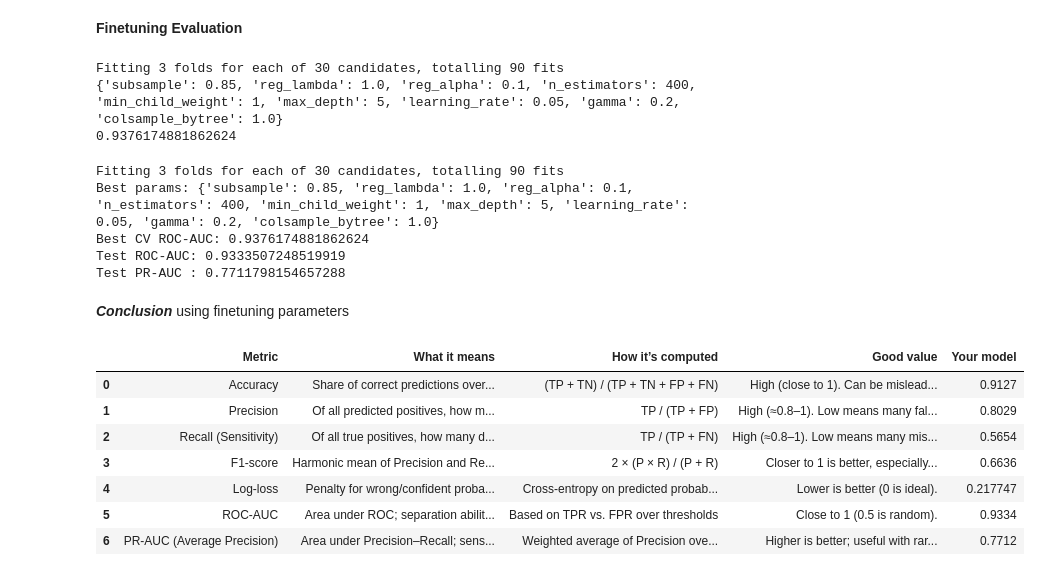
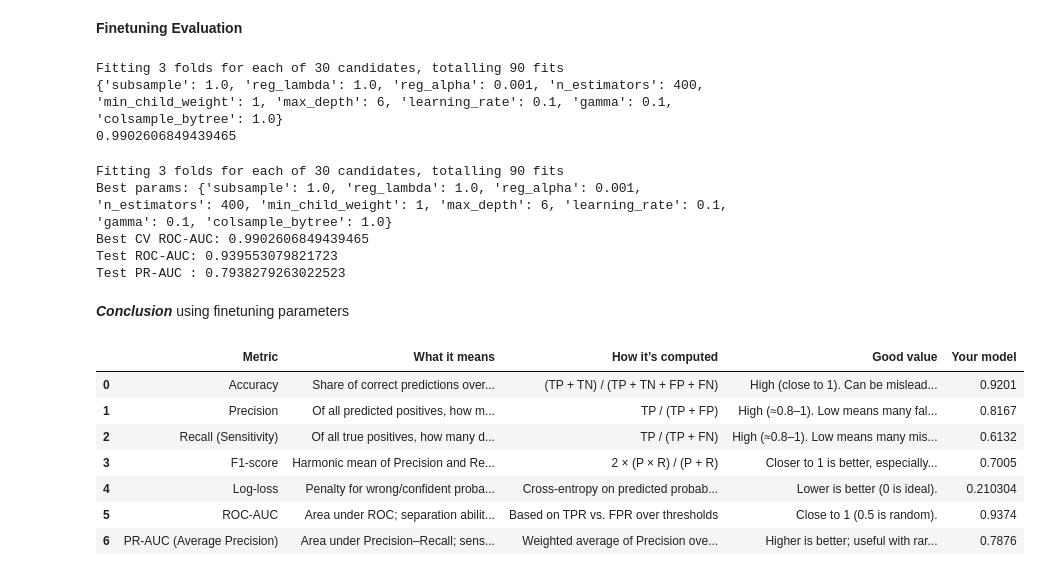
Before and after one commit to ruthreich-star/LoanDefault, a Jupyter notebook: LoanDeaultModel_final66.ipynb, the cells around one changed output. Saved outputs shown, nothing was run; the diff lists cells and outputs as text; code cells hidden in the pictures.

```diff
--- a/LoanDeaultModel_final66.ipynb
+++ b/LoanDeaultModel_final66.ipynb
@@ -123,6 +123,7 @@ df_model = df.drop(columns=['id'], errors='ignore')
 from sklearn.model_selection import train_test_split
 #df_model = df.copy()
 # Assuming df_model is already defined and contains the necessary features and target variable
+
 
 # Define the target and feature set
 X = df_model.drop(columns=['repay_fail'])
@@ -146,6 +147,21 @@ test_percent = (X_test.shape[0] / total_samples) * 100
 print(f"Training set size: {train_percent:.2f}%")
 print(f"Validation (Dev) set size: {dev_percent:.2f}%")
 print(f"Testing set size: {test_percent:.2f}%")
+
+# --- Apply class balancing on training data ---
+from imblearn.combine import SMOTETomek
+
+# Initialize SMOTETomek
+smt = SMOTETomek(random_state=47)
+# Convert the entire dataframes to float32
+X_train = X_train.astype('float32')
+X_test = X_test.astype('float32')
+
+# Apply it only on the training set
+X_train_res, y_train_res = smt.fit_resample(X_train, y_train)
+
+print("Before balancing:", y_train.value_counts())
+print("After balancing:", y_train_res.value_counts())
 # %% [output]
 Training set size: 70.00%
 Validation (Dev) set size: 15.00%
@@ -217,7 +241,7 @@ models = {
 # --- train, predict, and evaluate on DEV set ---
 results = []
 for name, model in models.items():
-    model.fit(X_train, y_train)
+    model.fit(X_train_res, y_train_res)
     y_dev_pred = model.predict(X_dev)
     m = classificationMetrics(y_dev, y_dev_pred)
     results.append({"Model": name, **m})
@@ -295,19 +319,19 @@ random_search = RandomizedSearchCV(
     random_state=42
 )
 
-random_search.fit(X_train, y_train)
+random_search.fit(X_train_res, y_train_res)
 print(random_search.best_params_)
 print(random_search.best_score_)
 # %% [output]
 Fitting 3 folds for each of 30 candidates, totalling 90 fits
-{'subsample': 0.85, 'reg_lambda': 1.0, 'reg_alpha': 0.1, 'n_estimators': 400, 'min_child_weight': 1, 'max_depth': 5, 'learning_rate': 0.05, 'gamma': 0.2, 'colsample_bytree': 1.0}
-0.9376174881862624
+{'subsample': 1.0, 'reg_lambda': 1.0, 'reg_alpha': 0.001, 'n_estimators': 400, 'min_child_weight': 1, 'max_depth': 6, 'learning_rate': 0.1, 'gamma': 0.1, 'colsample_bytree': 1.0}
+0.9902606849439465
 # %%
 from sklearn.metrics import (
     accuracy_score, precision_score, recall_score, f1_score,
     log_loss, roc_auc_score, average_precision_score
 )
-random_search.fit(X_train, y_train)
+random_search.fit(X_train_res, y_train_res)
 print("Best params:", random_search.best_params_)
 print("Best CV ROC-AUC:", random_search.best_score_)
 
@@ -319,23 +343,23 @@ print("Test ROC-AUC:", roc_auc_score(y_test, y_proba))
 print("Test PR-AUC :", average_precision_score(y_test, y_proba))
 # %% [output]
 Fitting 3 folds for each of 30 candidates, totalling 90 fits
-Best params: {'subsample': 0.85, 'reg_lambda': 1.0, 'reg_alpha': 0.1, 'n_estimators': 400, 'min_child_weight': 1, 'max_depth': 5, 'learning_rate': 0.05, 'gamma': 0.2, 'colsample_bytree': 1.0}
-Best CV ROC-AUC: 0.9376174881862624
-Test ROC-AUC: 0.9333507248519919
-Test PR-AUC : 0.7711798154657288
+Best params: {'subsample': 1.0, 'reg_lambda': 1.0, 'reg_alpha': 0.001, 'n_estimators': 400, 'min_child_weight': 1, 'max_depth': 6, 'learning_rate': 0.1, 'gamma': 0.1, 'colsample_bytree': 1.0}
+Best CV ROC-AUC: 0.9902606849439465
+Test ROC-AUC: 0.939553079821723
+Test PR-AUC : 0.7938279263022523
 # %% [markdown]
 ***Conclusion*** using finetuning parameters
 # %%
 # ----- 1) Best hyperparameters you found -----
 best_params = {
-    "subsample": 0.85,
+    "subsample": 1.00,
     "reg_lambda": 1.0,
-    "reg_alpha": 0.1,
+    "reg_alpha": 0.001,
     "n_estimators": 400,
     "min_child_weight": 1,
-    "max_depth": 5,
-    "learning_rate": 0.05,
-    "gamma": 0.2,
+    "max_depth": 6,
+    "learning_rate": 0.1,
+    "gamma": 0.1,
     "colsample_bytree": 1.00,
 }
 
@@ -397,40 +421,40 @@ rows = [
         "Metric": "Log-loss",
         "What it means": "Penalty for wrong/confident probability estimates",
         "How it’s computed": "Cross-entropy on predicted probabilities",
         "Good value": "Lower is better (0 is ideal).",
         "Your model": f"{ll:.6f}",
     },
     {
         "Metric": "ROC-AUC",
         "What it means": "Area under ROC; separation ability across all thresholds",
         "How it’s computed": "Based on TPR vs. FPR over thresholds",
         "Good value": "Close to 1 (0.5 is random).",
         "Your model": f"{roc:.4f}",
     },
     {
         "Metric": "PR-AUC (Average Precision)",
         "What it means": "Area under Precision–Recall; sensitive to class imbalance",
         "How it’s computed": "Weighted average of Precision over Recall",
         "Good value": "Higher is better; useful with rare positives.",
         "Your model": f"{pra:.4f}",
     },
 ]
 
 metrics_table_en = pd.DataFrame(
     rows,
     columns=["Metric", "What it means", "How it’s computed", "Good value", "Your model"]
 )
 
 metrics_table_en
 # %% [output]
 |  | Metric | What it means | How it’s computed | Good value | Your model |
-| 0 | Accuracy | Share of correct predictions over... | (TP + TN) / (TP + TN + FP + FN) | High (close to 1). Can be mislead... | 0.9127 |
-| 1 | Precision | Of all predicted positives, how m... | TP / (TP + FP) | High (≈0.8–1). Low means many fal... | 0.8029 |
-| 2 | Recall (Sensitivity) | Of all true positives, how many d... | TP / (TP + FN) | High (≈0.8–1). Low means many mis... | 0.5654 |
-| 3 | F1-score | Harmonic mean of Precision and Re... | 2 × (P × R) / (P + R) | Closer to 1 is better, especially... | 0.6636 |
-| 4 | Log-loss | Penalty for wrong/confident proba... | Cross-entropy on predicted probab... | Lower is better (0 is ideal). | 0.217747 |
-| 5 | ROC-AUC | Area under ROC; separation abilit... | Based on TPR vs. FPR over thresholds | Close to 1 (0.5 is random). | 0.9334 |
-| 6 | PR-AUC (Average Precision) | Area under Precision–Recall; sens... | Weighted average of Precision ove... | Higher is better; useful with rar... | 0.7712 |
+| 0 | Accuracy | Share of correct predictions over... | (TP + TN) / (TP + TN + FP + FN) | High (close to 1). Can be mislead... | 0.9201 |
+| 1 | Precision | Of all predicted positives, how m... | TP / (TP + FP) | High (≈0.8–1). Low means many fal... | 0.8167 |
+| 2 | Recall (Sensitivity) | Of all true positives, how many d... | TP / (TP + FN) | High (≈0.8–1). Low means many mis... | 0.6132 |
+| 3 | F1-score | Harmonic mean of Precision and Re... | 2 × (P × R) / (P + R) | Closer to 1 is better, especially... | 0.7005 |
+| 4 | Log-loss | Penalty for wrong/confident proba... | Cross-entropy on predicted probab... | Lower is better (0 is ideal). | 0.210304 |
+| 5 | ROC-AUC | Area under ROC; separation abilit... | Based on TPR vs. FPR over thresholds | Close to 1 (0.5 is random). | 0.9374 |
+| 6 | PR-AUC (Average Precision) | Area under Precision–Recall; sens... | Weighted average of Precision ove... | Higher is better; useful with rar... | 0.7876 |
 # %%
 from sklearn.metrics import (
     confusion_matrix, ConfusionMatrixDisplay,
```
Also changed, not shown: parts of 4 cells of this notebook.
